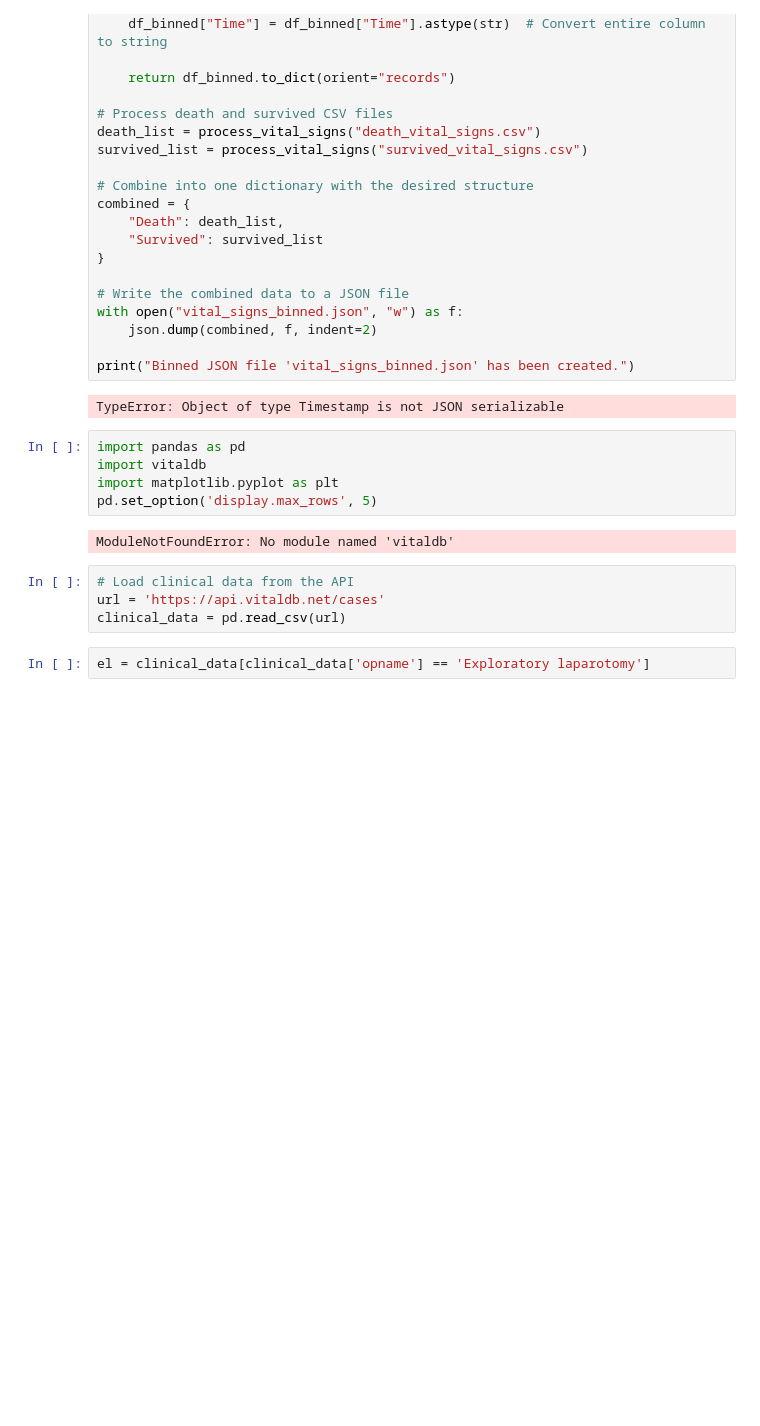
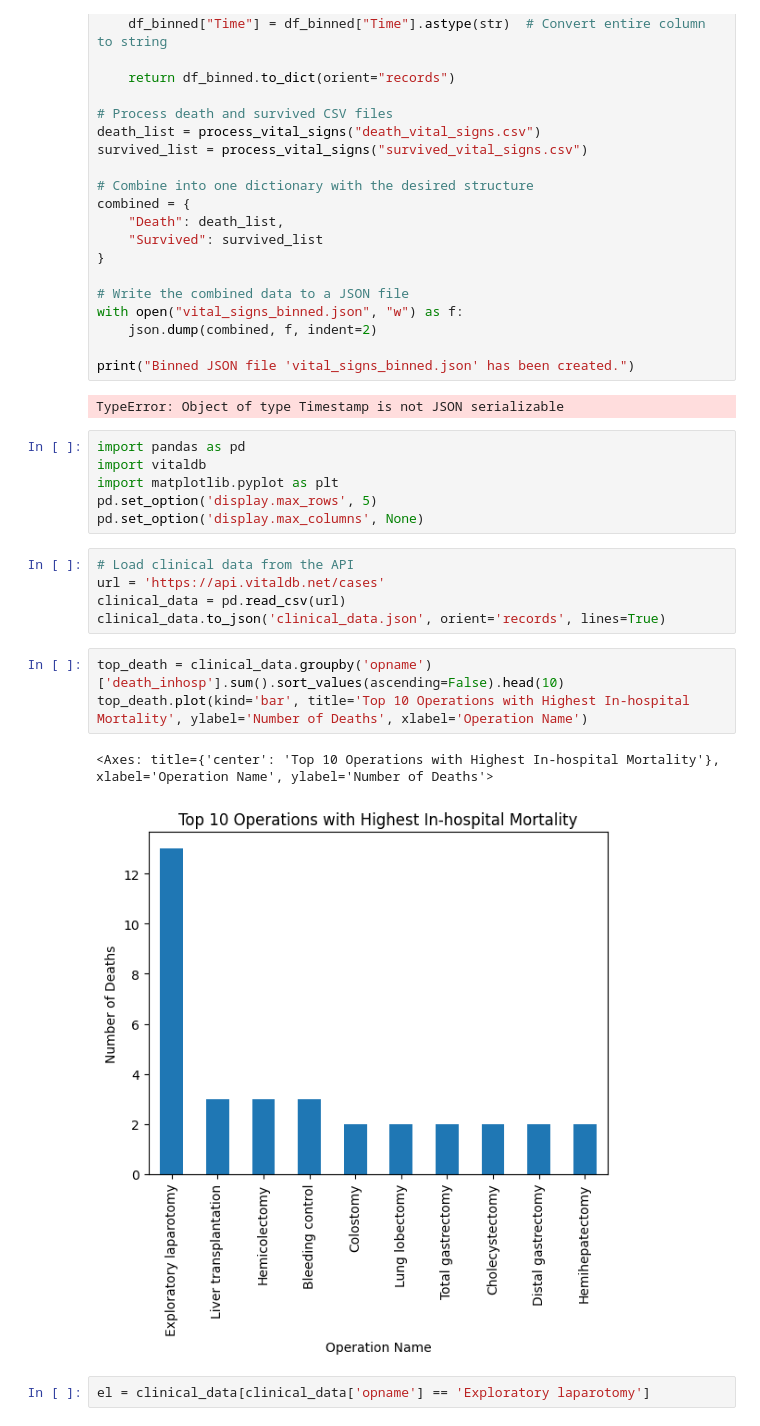
Before and after one commit to zhangkevin747/DSC106_Final_Project, a Jupyter notebook: vitaldb.ipynb, the cells around one changed output. Cells and saved outputs as stored; diff of their text form; blank space fills up the shorter version.

```diff
--- a/vitaldb.ipynb
+++ b/vitaldb.ipynb
@@ -59,12 +59,18 @@ import pandas as pd
 import vitaldb
 import matplotlib.pyplot as plt
 pd.set_option('display.max_rows', 5)
+pd.set_option('display.max_columns', None)
-# %% [output]
-ModuleNotFoundError: No module named 'vitaldb'
 # %%
 # Load clinical data from the API
 url = 'https://api.vitaldb.net/cases'
 clinical_data = pd.read_csv(url)
+clinical_data.to_json('clinical_data.json', orient='records', lines=True)
+# %%
+top_death = clinical_data.groupby('opname')['death_inhosp'].sum().sort_values(ascending=False).head(10)
+top_death.plot(kind='bar', title='Top 10 Operations with Highest In-hospital Mortality', ylabel='Number of Deaths', xlabel='Operation Name')
+# %% [output]
+<Axes: title={'center': 'Top 10 Operations with Highest In-hospital Mortality'}, xlabel='Operation Name', ylabel='Number of Deaths'>
+[figure, added]
 # %%
 el = clinical_data[clinical_data['opname'] == 'Exploratory laparotomy']
 # %%
```
Also changed, not shown: 2 other files.
